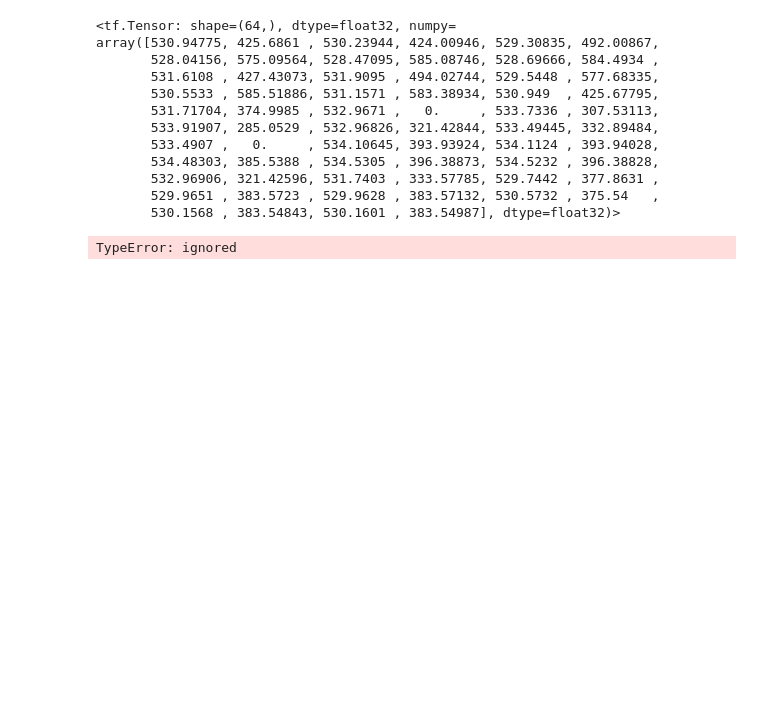
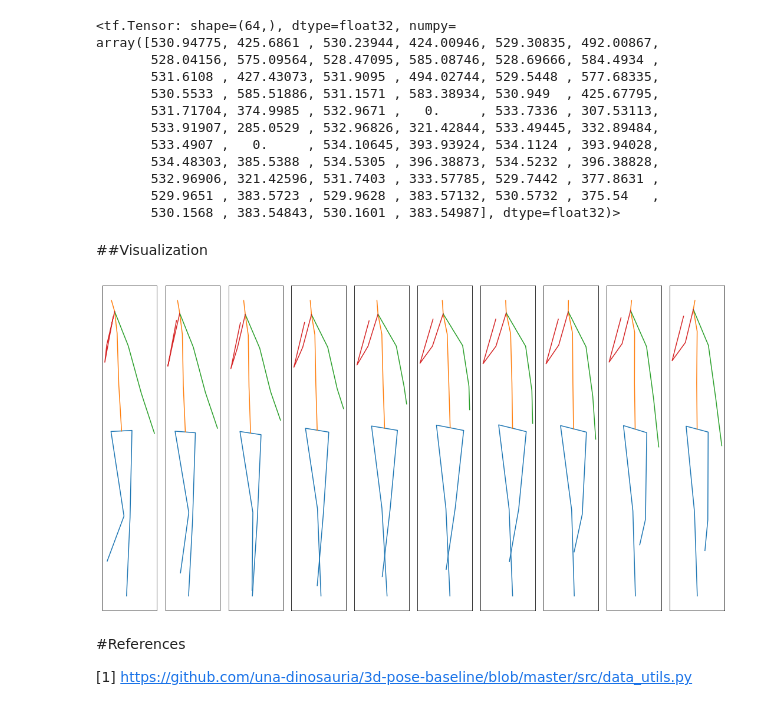
Before and after one commit to IbramMedhat/Human-Motion-Synthesis, a Jupyter notebook: GlocalNet_full_implmentation.ipynb, the cells around one changed output. Saved outputs shown, nothing was run; the diff lists cells and outputs as text; code cells hidden in the pictures; blank space fills up the shorter version.

Commit message:
Adding function to visualize set of frames

```diff
--- a/GlocalNet_full_implmentation.ipynb
+++ b/GlocalNet_full_implmentation.ipynb
@@ -640,7 +650,55 @@ array([530.94775, 425.6861 , 530.23944, 424.00946, 529.30835, 492.00867,
        532.96906, 321.42596, 531.7403 , 333.57785, 529.7442 , 377.8631 ,
        529.9651 , 383.5723 , 529.9628 , 383.57132, 530.5732 , 375.54   ,
        530.1568 , 383.54843, 530.1601 , 383.54987], dtype=float32)>
-# %%
-evaluation = glocal_model_preprocessed.evaluate(sampled_dataX, sampled_dataY)
-# %% [output]
-TypeError: ignored
+# %% [markdown]
+##Visualization
+# %%
+def visualize_frames(sample, dynamic_joints_only=False,
+                    num_frames_to_visualize=10,
+                    joints_to_ignore=[4,5,9,10,11,16,20,21,22,23,24,28,29,30,31]) :
+    """
+    Visualization function to draw a certain number of frames in a given sample
+    ignoring the joints mentioned in joints_to_ignore array
+    """
+    assert num_frames_to_visualize <= sample.shape[0], f"number of frames should be less than or equal to the total frames in the sample"
+    fig, axs = plt.subplots(ncols=num_frames_to_visualize, figsize=(15, 8))
+    fig.tight_layout(pad=5.0)
+    for t in range(num_frames_to_visualize) :
+        #Removing unnecessary joints for visualization
+        if(dynamic_joints_only) :
+            #Check if no joints needs to be removed
+            truncated_frame = sample[t]
+        else :
+            #Removing the joints based on joints_to_ignore
+            joints_to_ignore_2d = [element * 2 for element in joints_to_ignore]
+            for i in range(len(joints_to_ignore_2d)) :
+                joints_to_ignore_2d.append(joints_to_ignore_2d[i]+1)
+            truncated_frame = np.delete(sample[t], joints_to_ignore_2d)
+
+        #In case of including only moving joints for Human3.6M(17 joints)
+        x_axis_array = truncated_frame[0:34:2]
+        y_axis_array = truncated_frame[1:35:2]
+        #Scattering all the 17 joints
+        #axs[t].scatter(x_axis_array, y_axis_array)
+        #Plotting right leg
+        axs[t].plot(x_axis_array[:4], y_axis_array[:4], "tab:blue")
+        #plotting left leg
+        axs[t].plot(x_axis_array[[0, 4, 5, 6]], y_axis_array[[0, 4, 5, 6]])
+        #plotting from hip to head
+        axs[t].plot(x_axis_array[[0, 7, 8, 9, 10]], y_axis_array[[0, 7, 8, 9, 10]])
+        #plotting from neck to left shoulder
+        axs[t].plot(x_axis_array[[9, 11, 12, 13]], y_axis_array[[9, 11, 12, 13]])
+        #plotting from neck to right shoulder
+        axs[t].plot(x_axis_array[[9, 14, 15, 16]], y_axis_array[[9, 14, 15, 16]])
+        axs[t].invert_yaxis()
+        axs[t].set_xticks([])
+        axs[t].set_yticks([])
+    plt.show()
+# %%
+visualize_frames(sampled_data[950, 0:50:4], num_frames_to_visualize=10)
+# %% [output]
+[figure, added]
+# %% [markdown]
+#References
+
+[1] https://github.com/una-dinosauria/3d-pose-baseline/blob/master/src/data_utils.py
```
Also changed, not shown: parts of 16 cells of this notebook.
